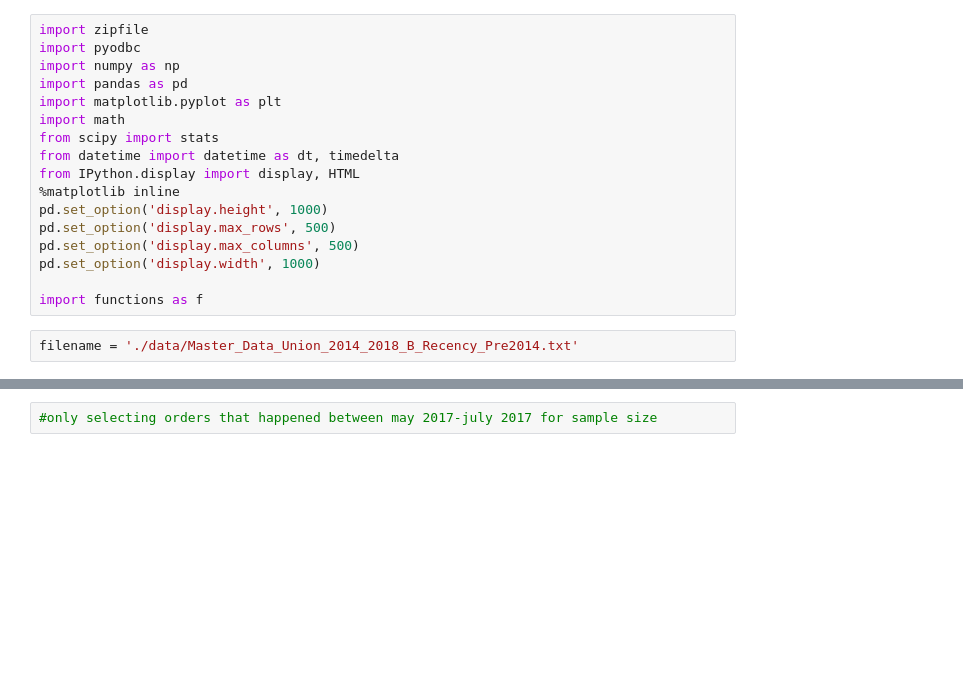
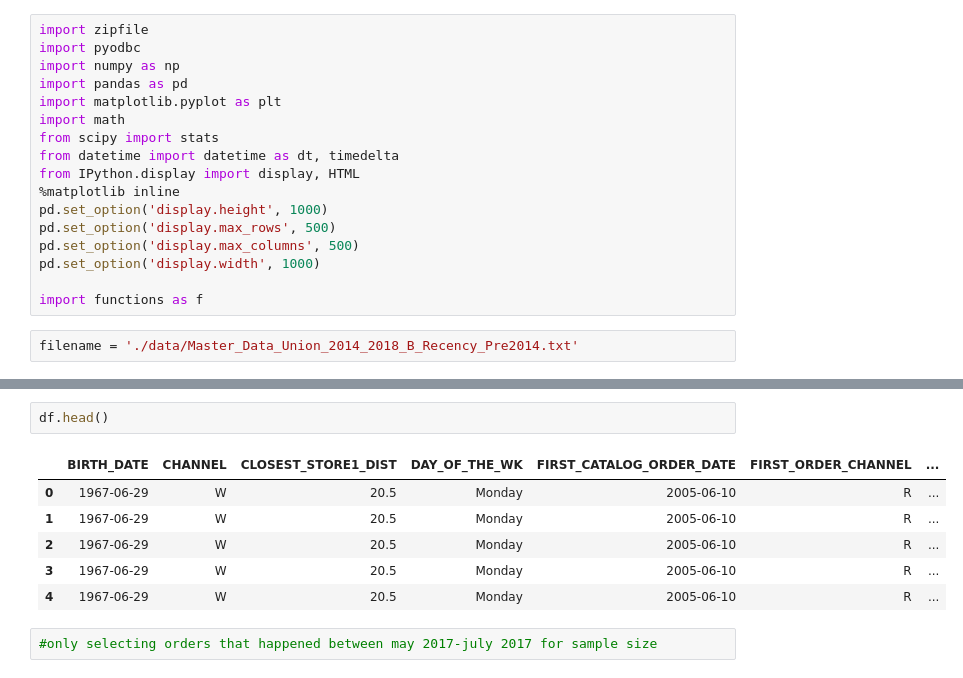
Before and after one commit to alexander-pan/Ecommerce, a Jupyter notebook: Data_Exploration.ipynb, the cells around one changed output, grey strips where cells are left out. Drawn from its saved outputs; the diff is of its cells as text; blank space fills up the shorter version.

```diff
--- a/Data_Exploration.ipynb
+++ b/Data_Exploration.ipynb
@@ -37,3 +35,12 @@ Wall time: 26.3 s
+# %%
+df.head()
+# %% [output]
+|  | BIRTH_DATE | CHANNEL | CLOSEST_STORE1_DIST | DAY_OF_THE_WK | FIRST_CATALOG_ORDER_DATE | FIRST_ORDER_CHANNEL | ... |
+| 0 | 1967-06-29 | W | 20.5 | Monday | 2005-06-10 | R | ... |
+| 1 | 1967-06-29 | W | 20.5 | Monday | 2005-06-10 | R | ... |
+| 2 | 1967-06-29 | W | 20.5 | Monday | 2005-06-10 | R | ... |
+| 3 | 1967-06-29 | W | 20.5 | Monday | 2005-06-10 | R | ... |
+| 4 | 1967-06-29 | W | 20.5 | Monday | 2005-06-10 | R | ... |
 # %%
 #only selecting orders that happened between may 2017-july 2017 for sample size
 # %%
```
Also changed, not shown: parts of 39 cells of this notebook.
